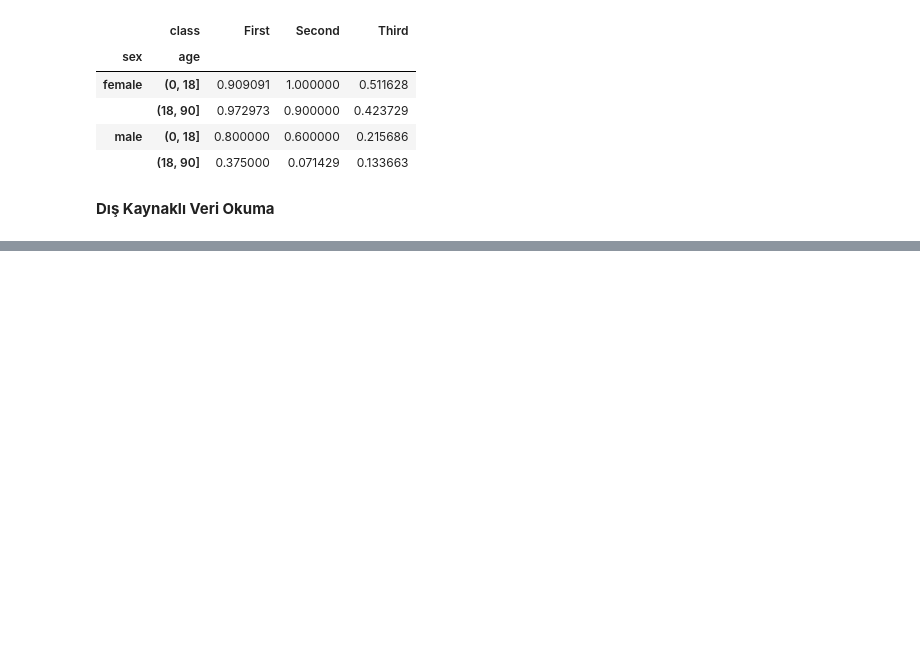
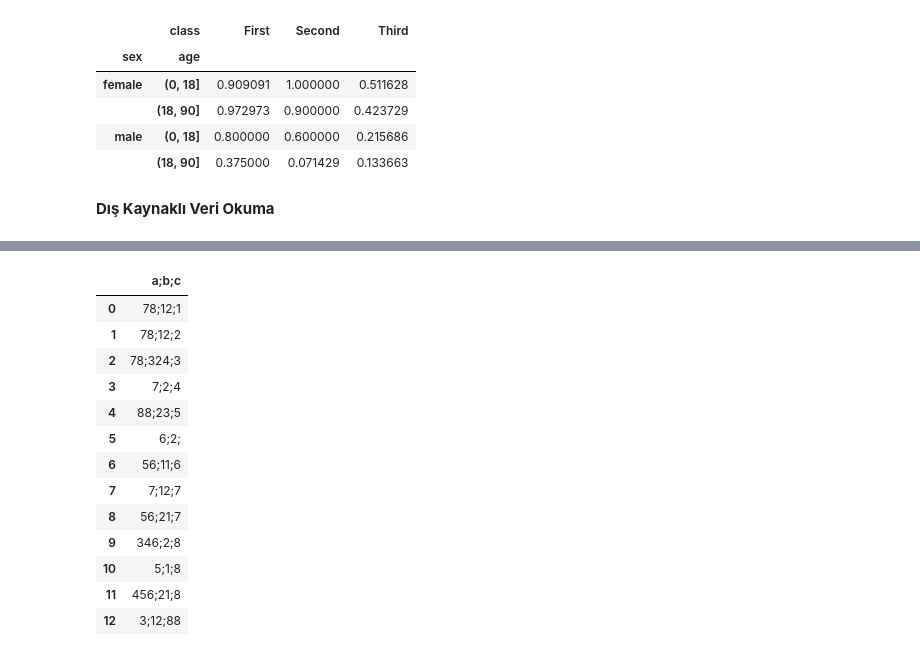
Before and after one commit to aliakbiyik/VeriManipulasyonu, a Jupyter notebook: Pandas/Pandas.ipynb, the cells around one changed output, grey strips where cells are left out. Cells and saved outputs as stored; diff of their text form; code cells hidden in the pictures; blank space fills up the shorter version.

```diff
--- a/Pandas/Pandas.ipynb
+++ b/Pandas/Pandas.ipynb
@@ -1330,0 +1351,17 @@ import pandas as pd
+# %%
+pd.read_csv("reading_data/ornekcsv.csv")
+# %% [output]
+|  | a;b;c |
+| 0 | 78;12;1 |
+| 1 | 78;12;2 |
+| 2 | 78;324;3 |
+| 3 | 7;2;4 |
+| 4 | 88;23;5 |
+| 5 | 6;2; |
+| 6 | 56;11;6 |
+| 7 | 7;12;7 |
+| 8 | 56;21;7 |
+| 9 | 346;2;8 |
+| 10 | 5;1;8 |
+| 11 | 456;21;8 |
+| 12 | 3;12;88 |
```
Also changed, not shown: parts of 9 cells of this notebook, 3 other files.
